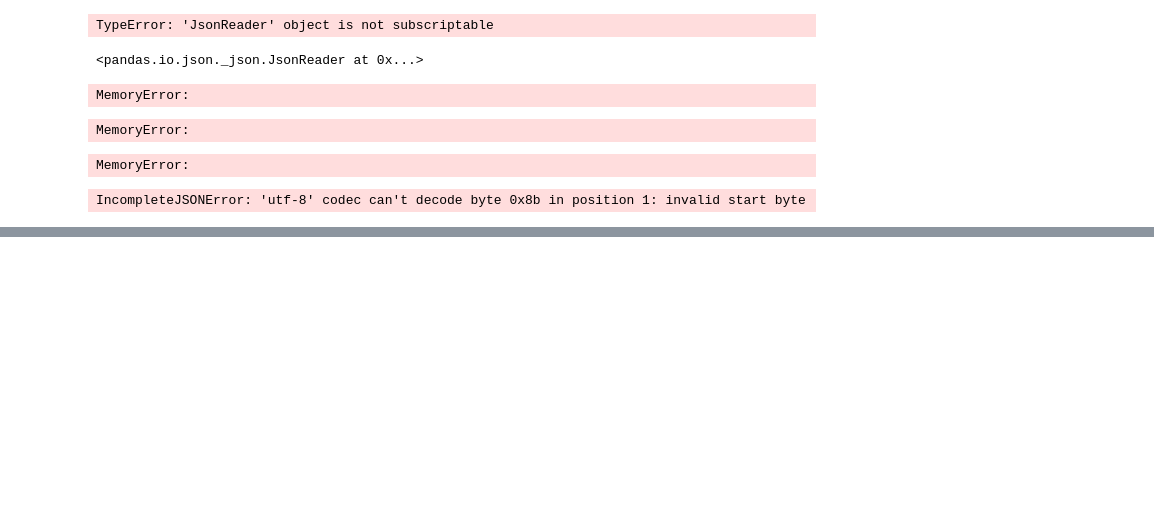
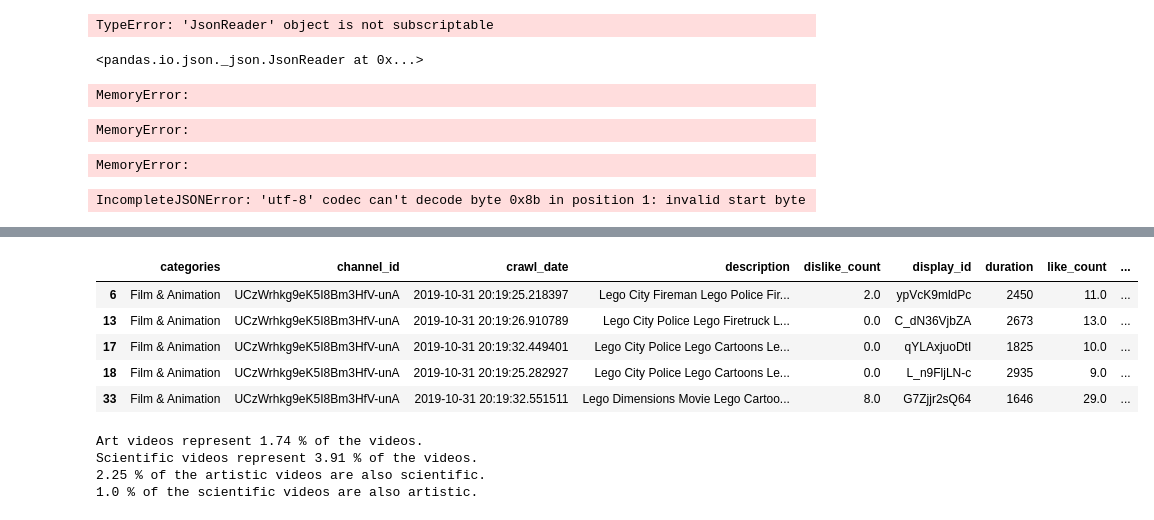
Before and after one commit to epfl-ada/ada-2022-project-geksada, a Jupyter notebook: EDA_Kelyan.ipynb, the cells around one changed output, grey strips where cells are left out. Cells and saved outputs as stored; diff of their text form; code cells hidden in the pictures; blank space fills up the shorter version.

```diff
--- a/EDA_Kelyan.ipynb
+++ b/EDA_Kelyan.ipynb
@@ -184,0 +278,23 @@ IncompleteJSONError: 'utf-8' codec can't decode byte 0x8b in position 1: invalid
+# %%
+def check_words_from_list(string_to_check, word_list):
+    word_present = 0
+
+    # Make sets from the list of words
+    x = set(string_to_check.lower().split())
+    y = set(word_list)
+
+    # Use intersection function of set type to quickly find which word are in both lists/sets
+    z = x.intersection(y)
+
+    # If the intersection is larger than 0, then there is at least a common word between both sets
+    if len(z) > 0:
+        word_present = 1
+    return word_present
+# %%
+df_json['visual_art'] = df_json['tags'].apply(check_words_from_list, args=(feature_wordsets['visual_art'],))
+df_json['written_art'] = df_json['tags'].apply(check_words_from_list, args=(feature_wordsets['written_art'],))
+df_json['performing_art'] = df_json['tags'].apply(check_words_from_list, args=(feature_wordsets['performing_art'],))
+df_json['painting'] = df_json['tags'].apply(check_words_from_list, args=(feature_wordsets['painting'],))
+df_json['places_and_events'] = df_json['tags'].apply(check_words_from_list, args=(feature_wordsets['places_and_events'],))
+# %%
+df_json["art"] = df_json['visual_art'] + df_json['written_art'] + df_json['performing_art'] + df_json['painting'] + df_json['places_and_events']
@@ -184,0 +310,9 @@ IncompleteJSONError: 'utf-8' codec can't decode byte 0x8b in position 1: invalid
+# %%
+df_json.loc[df_json.art == 1].head()
+# %% [output]
+|  | categories | channel_id | crawl_date | description | dislike_count | display_id | duration | like_count | ... |
+| 6 | Film & Animation | UCzWrhkg9eK5I8Bm3HfV-unA | 2019-10-31 20:19:25.218397 | Lego City Fireman Lego Police Fir... | 2.0 | ypVcK9mldPc | 2450 | 11.0 | ... |
+| 13 | Film & Animation | UCzWrhkg9eK5I8Bm3HfV-unA | 2019-10-31 20:19:26.910789 | Lego City Police Lego Firetruck L... | 0.0 | C_dN36VjbZA | 2673 | 13.0 | ... |
+| 17 | Film & Animation | UCzWrhkg9eK5I8Bm3HfV-unA | 2019-10-31 20:19:32.449401 | Lego City Police Lego Cartoons Le... | 0.0 | qYLAxjuoDtI | 1825 | 10.0 | ... |
+| 18 | Film & Animation | UCzWrhkg9eK5I8Bm3HfV-unA | 2019-10-31 20:19:25.282927 | Lego City Police Lego Cartoons Le... | 0.0 | L_n9FljLN-c | 2935 | 9.0 | ... |
+| 33 | Film & Animation | UCzWrhkg9eK5I8Bm3HfV-unA | 2019-10-31 20:19:32.551511 | Lego Dimensions Movie Lego Cartoo... | 8.0 | G7Zjjr2sQ64 | 1646 | 29.0 | ... |
@@ -184,0 +323,10 @@ IncompleteJSONError: 'utf-8' codec can't decode byte 0x8b in position 1: invalid
+# %%
+print("Art videos represent", round((len(art_ids)*100)/df_json.shape[0], 2), "% of the videos.")
+print("Scientific videos represent", round((len(science_ids)*100)/df_json.shape[0], 2), "% of the videos.")
+print(round((len(art_science_ids)*100)/len(art_ids), 2), "% of the artistic videos are also scientific.")
+print(round((len(art_science_ids)*100)/len(science_ids), 2), "% of the scientific videos are also artistic.")
+# %% [output]
+Art videos represent 1.74 % of the videos.
+Scientific videos represent 3.91 % of the videos.
+2.25 % of the artistic videos are also scientific.
+1.0 % of the scientific videos are also artistic.
```
Also changed, not shown: parts of 6 cells of this notebook.
